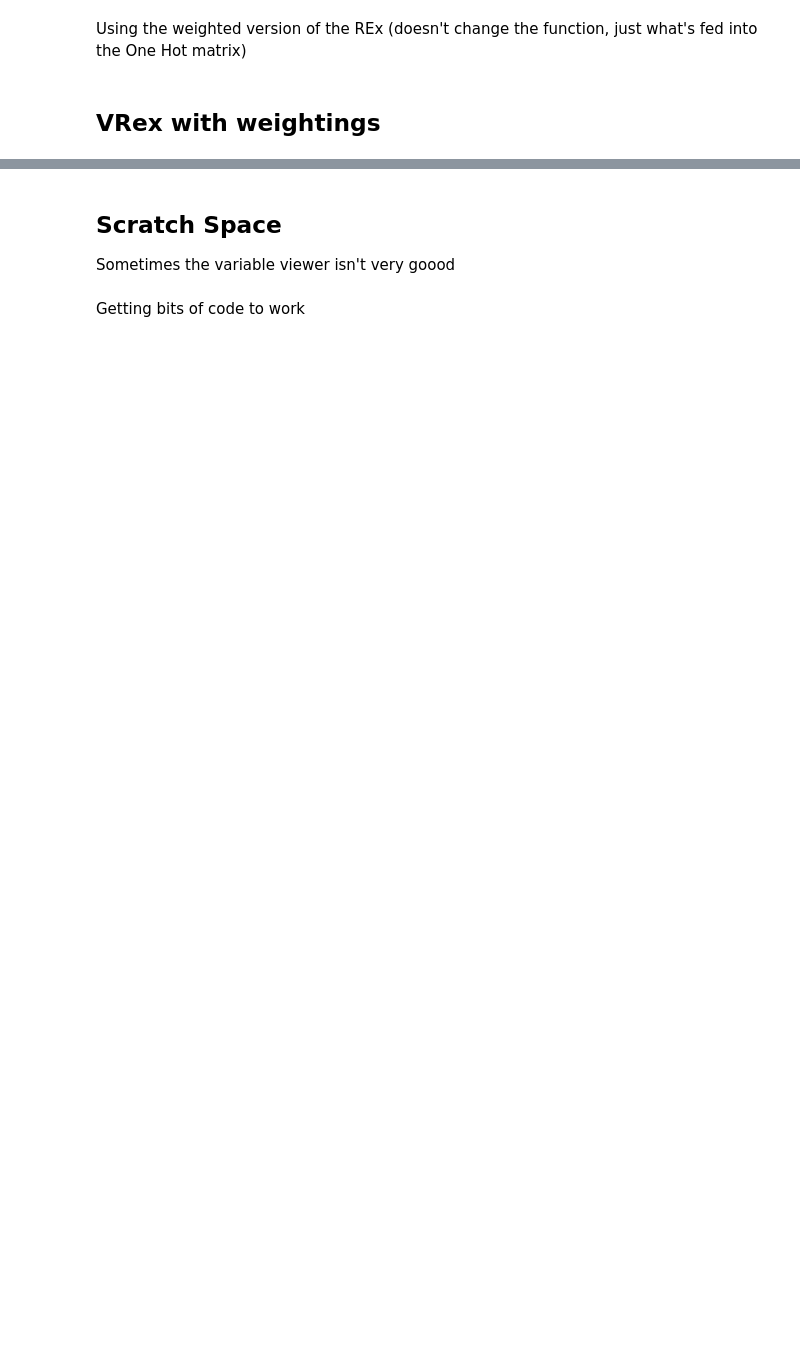
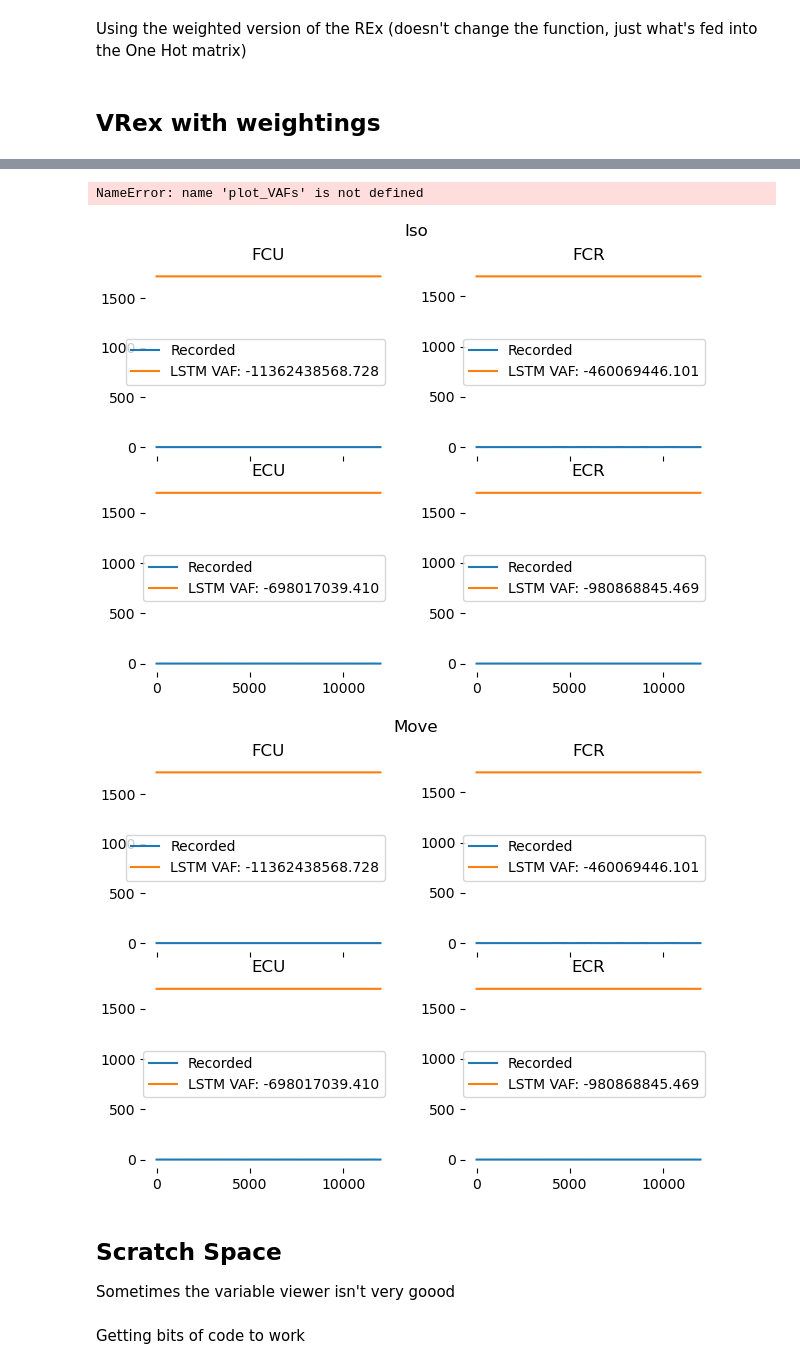
Before and after one commit to limblab/proc-kevin, a Jupyter notebook: LSTM/LSTM_exploration.ipynb, the cells around one changed output, grey strips where cells are left out. Cells and saved outputs as stored; diff of their text form; code cells hidden in the pictures; blank space fills up the shorter version.

Commit message:
More attempts at the weighted REx

```diff
--- a/LSTM/LSTM_exploration.ipynb
+++ b/LSTM/LSTM_exploration.ipynb
@@ -1469,18 +1727,33 @@ LSTM_rex([train_firing_0, train_firing_1], [train_EMG_0, train_EMG_1], test_firi
 # %% [markdown]
 ## VRex with weightings
 # %%
-print('iso and movement')
+print('Training on isometric and movement')
 
 _, train_firing_0, train_EMG_0, _, _ = load_josh_mat(data['IsoTrain'])
 _, train_firing_1, train_EMG_1, _, _ = load_josh_mat(data['WmTrain'])
 
-print('\nmovement test')
-test_timestamps, test_firing, test_EMG, test_force, test_kin = load_josh_mat(data['WmTest'])
-LSTM_rex([train_firing_0, train_firing_1], [train_EMG_0, train_EMG_1], test_firing, test_EMG, test_timestamps, weighted=True)
-print('\niso test')
-test_timestamps, test_firing, test_EMG, test_force, test_kin = load_josh_mat(data['IsoTest'])
-LSTM_rex([train_firing_0, train_firing_1], [train_EMG_0, train_EMG_1], test_firing, test_EMG, test_timestamps, weighted=True)
-print('\nspring test')
-test_timestamps, test_firing, test_EMG, test_force, test_kin = load_josh_mat(data['SprTest'])
-LSTM_rex([train_firing_0, train_firing_1], [train_EMG_0, train_EMG_1], test_firing, test_EMG, test_timestamps, weighted=True)
+train_firing = {'Iso': train_firing_0, 'Move': train_firing_1}
+train_EMG = {'Iso': train_EMG_1, 'Move': train_EMG_1}
+
+# testing dictionaries
+test_firing = {}
+test_EMG = {}
+test_timestamps = {}
+# movement
+test_timestamps['Move'], test_firing['Move'], test_EMG['Move'], _, _ = load_josh_mat(data['WmTest'])
+test_timestamps['Iso'], test_firing['Iso'], test_EMG['Iso'], _, _ = load_josh_mat(data['IsoTest'])
+test_timestamps['Spr'], test_firing['Spr'], test_EMG['Spr'], _, _ = load_josh_mat(data['SprTest'])
+
+# Send it
+LSTM_rex_weighted(train_firing, train_EMG, test_firing, test_EMG, test_timestamps)
+
+# print('\nmovement test')
+# test_timestamps, test_firing, test_EMG, test_force, test_kin = load_josh_mat(data['WmTest'])
+# LSTM_rex_weighted([train_firing_0, train_firing_1], [train_EMG_0, train_EMG_1], test_firing, test_EMG, test_timestamps)
+# print('\niso test')
+# test_timestamps, test_firing, test_EMG, test_force, test_kin = load_josh_mat(data['IsoTest'])
+# LSTM_rex_weighted([train_firing_0, train_firing_1], [train_EMG_0, train_EMG_1], test_firing, test_EMG, test_timestamps)
+# print('\nspring test')
+# test_timestamps, test_firing, test_EMG, test_force, test_kin = load_josh_mat(data['SprTest'])
+# LSTM_rex_weighted([train_firing_0, train_firing_1], [train_EMG_0, train_EMG_1], test_firing, test_EMG, test_timestamps)
 # %% [output]
@@ -1504,3 +1777,6 @@ Mean Testing VAF: 0.14547785939384655
+NameError: name 'plot_VAFs' is not defined
+[figure, added]
+[figure, added]
 # %% [markdown]
 ## Scratch Space
 Sometimes the variable viewer isn't very goood
```
Also changed, not shown: parts of 24 cells of this notebook.
